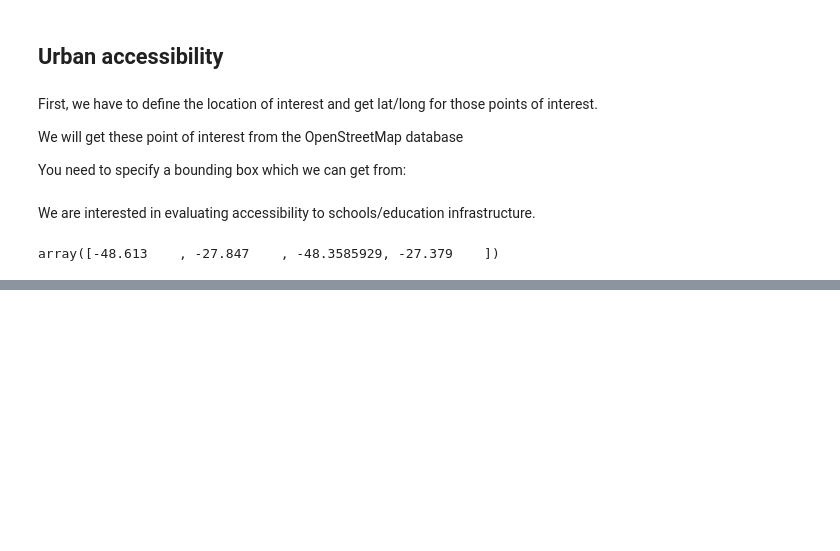
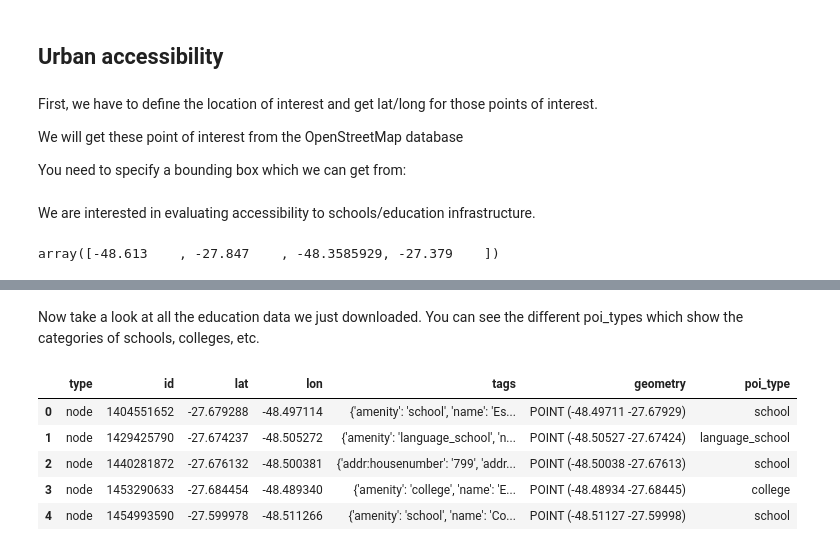
Before and after one commit to EL-BID/IADB-education-1, a Jupyter notebook: florianopolis_model.ipynb, the cells around one changed output, grey strips where cells are left out. Cells and saved outputs as stored; diff of their text form; code cells hidden in the pictures; blank space fills up the shorter version.

```diff
--- a/florianopolis_model.ipynb
+++ b/florianopolis_model.ipynb
@@ -270,0 +320,11 @@ JSONDecodeError: Expecting value: line 1 column 1 (char 0)
+# %% [markdown]
+Now take a look at all the education data we just downloaded. You can see the different poi_types which show the categories of schools, colleges, etc.
+# %%
+es.head()
+# %% [output]
+|  | type | id | lat | lon | tags | geometry | poi_type |
+| 0 | node | 1404551652 | -27.679288 | -48.497114 | {'amenity': 'school', 'name': 'Es... | POINT (-48.49711 -27.67929) | school |
+| 1 | node | 1429425790 | -27.674237 | -48.505272 | {'amenity': 'language_school', 'n... | POINT (-48.50527 -27.67424) | language_school |
+| 2 | node | 1440281872 | -27.676132 | -48.500381 | {'addr:housenumber': '799', 'addr... | POINT (-48.50038 -27.67613) | school |
+| 3 | node | 1453290633 | -27.684454 | -48.489340 | {'amenity': 'college', 'name': 'E... | POINT (-48.48934 -27.68445) | college |
+| 4 | node | 1454993590 | -27.599978 | -48.511266 | {'amenity': 'school', 'name': 'Co... | POINT (-48.51127 -27.59998) | school |
```
Also changed, not shown: parts of 28 cells of this notebook.
